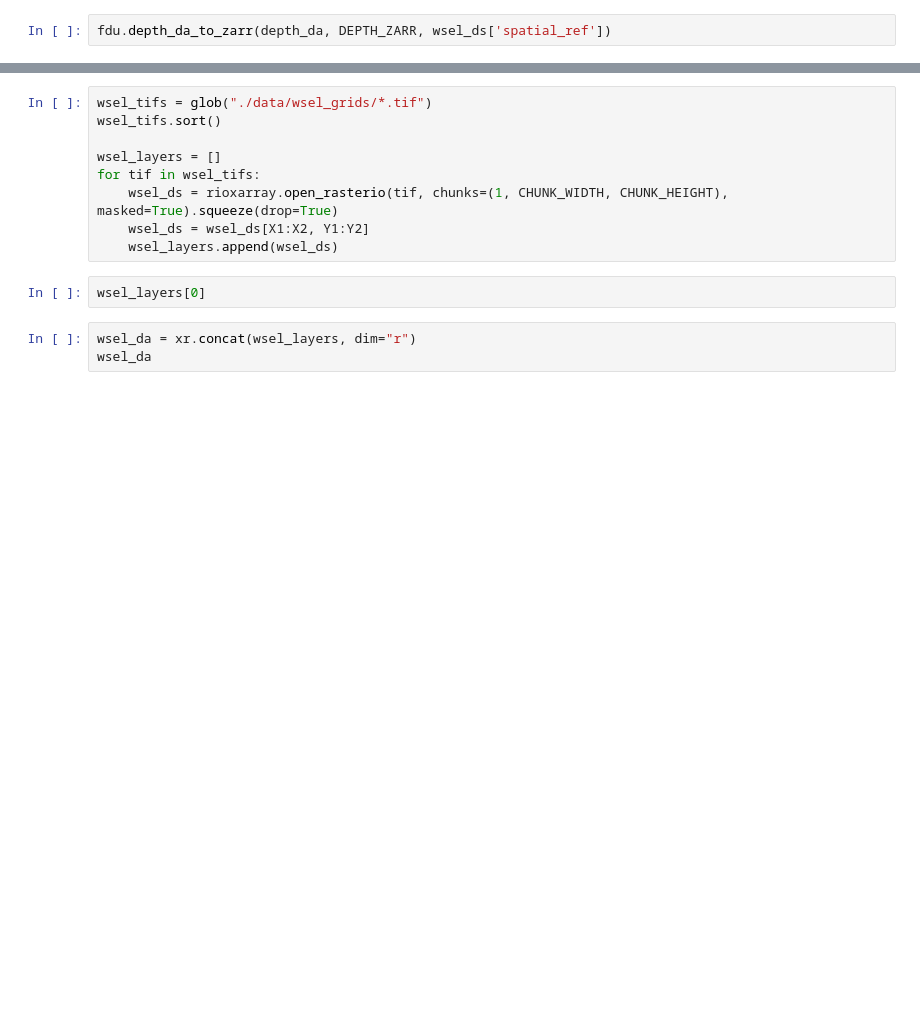
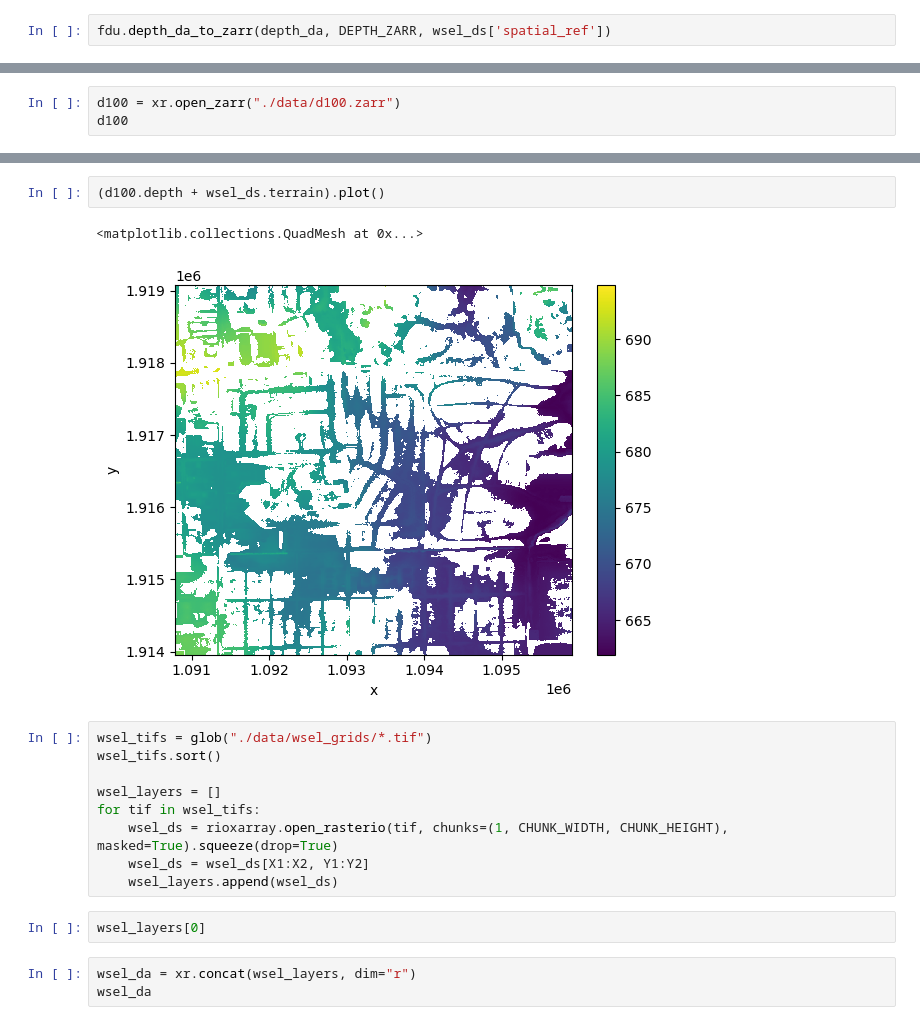
Before and after one commit to arc-pts/ffrd-grid-concept, a Jupyter notebook: ffrd-grid-concept.ipynb, the cells around one changed output, grey strips where cells are left out. Saved outputs shown, nothing was run; the diff lists cells and outputs as text; blank space fills up the shorter version.

```diff
--- a/ffrd-grid-concept.ipynb
+++ b/ffrd-grid-concept.ipynb
@@ -253,0 +297,3 @@ Error:
+# %%
+d100 = xr.open_zarr("./data/d100.zarr")
+d100
@@ -262,3 +370,8 @@ d100.upper_ci.plot()
+# %%
+(d100.depth + wsel_ds.terrain).plot()
+# %% [output]
+<matplotlib.collections.QuadMesh at 0x...>
+[figure, added]
 # %%
 wsel_tifs = glob("./data/wsel_grids/*.tif")
 wsel_tifs.sort()
```
Also changed, not shown: parts of 26 cells of this notebook, 1 other file.
